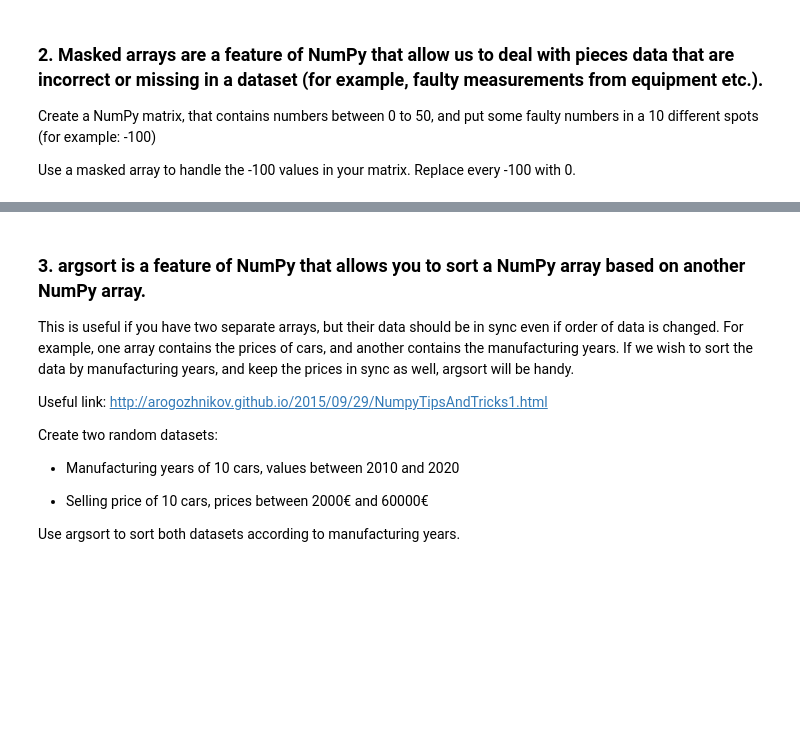
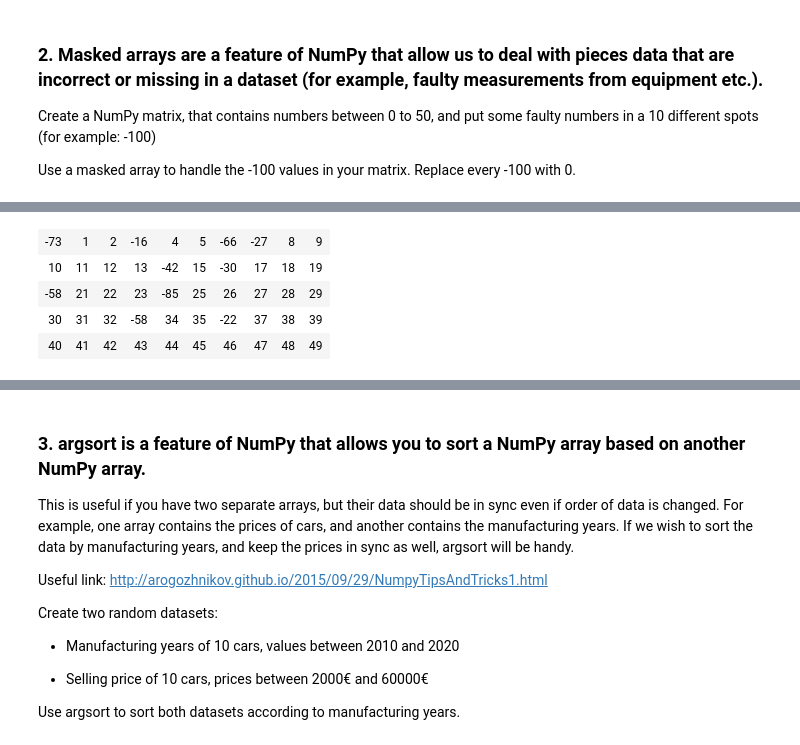
Before and after one commit to jtsillan/DataAnalytics, a Jupyter notebook: exercise_set1/exercise_set_1.ipynb, the cells around one changed output, grey strips where cells are left out. Cells and saved outputs as stored; diff of their text form; code cells hidden in the pictures; blank space fills up the shorter version.

```diff
--- a/exercise_set_1.ipynb
+++ b/exercise_set1/exercise_set_1.ipynb
@@ -728,0 +733,20 @@ Use a masked array to handle the -100 values in your matrix. Replace every -100
+# %%
+# Define set
+pos_added = set()
+
+while len(pos_added) < 10:
+    row = np.random.randint(0, 4)
+    col = np.random.randint(0, 9)
+    pos = (row, col)
+
+    if pos not in pos_added:
+        matrix_d[row, col] = np.random.randint(-100, -3)
+        pos_added.add(pos)
+
+matrix_d
+# %% [output]
+| -73 | 1 | 2 | -16 | 4 | 5 | -66 | -27 | 8 | 9 |
+| 10 | 11 | 12 | 13 | -42 | 15 | -30 | 17 | 18 | 19 |
+| -58 | 21 | 22 | 23 | -85 | 25 | 26 | 27 | 28 | 29 |
+| 30 | 31 | 32 | -58 | 34 | 35 | -22 | 37 | 38 | 39 |
+| 40 | 41 | 42 | 43 | 44 | 45 | 46 | 47 | 48 | 49 |
```
Also changed, not shown: parts of 8 cells of this notebook, 6 other files.
